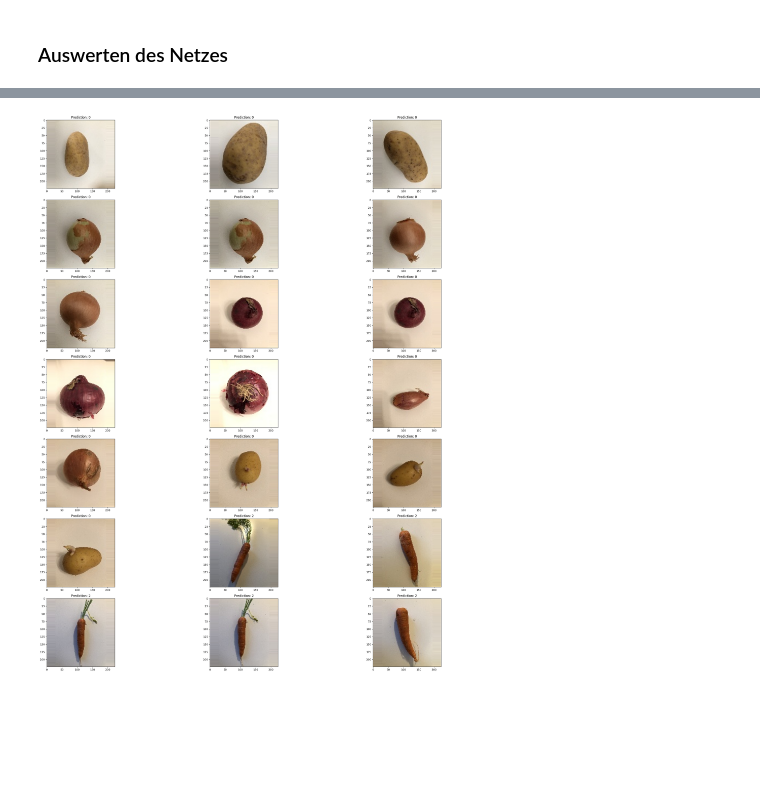
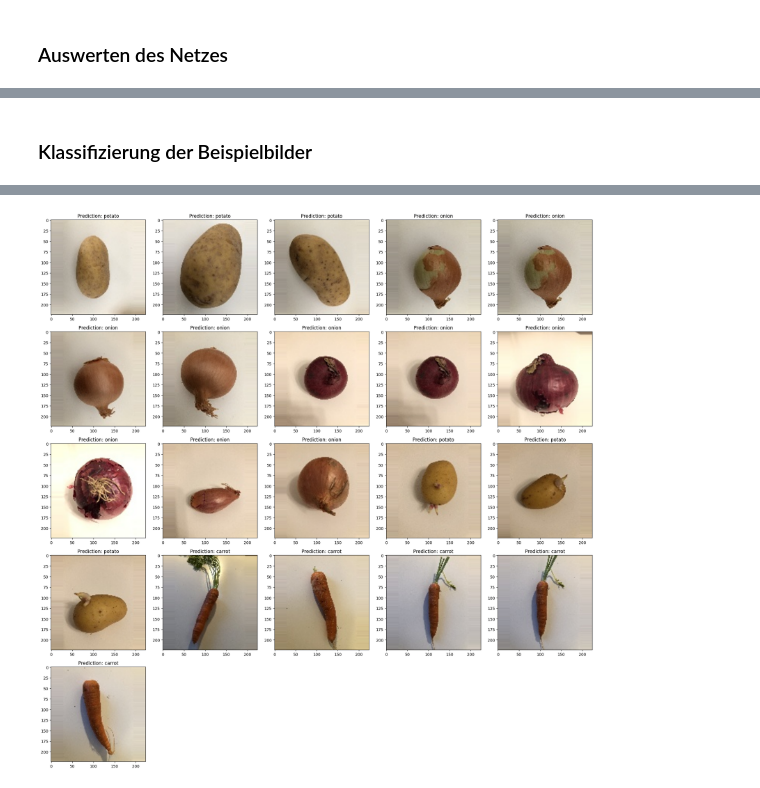
Before and after one commit to Hannes-Bornemann/KI_Gemuese, a Jupyter notebook: Hannes/CNN_transfer_learning.ipynb, the cells around one changed output, grey strips where cells are left out. Cells and saved outputs as stored; diff of their text form; code cells hidden in the pictures; blank space fills up the shorter version.

```diff
--- a/Hannes/CNN_transfer_learning.ipynb
+++ b/Hannes/CNN_transfer_learning.ipynb
@@ -267,19 +267,23 @@ plt.figure()
 <Figure size 640x480 with 0 Axes>
 # %%
 model.save('vegetable.h5')
+# %% [markdown]
+### Klassifizierung der Beispielbilder
 # %%
 import os
 from PIL import Image
 from tensorflow.keras.models import load_model
+
 # Pfad zum Ordner mit den Bildern
 folder_path = 'photos_reduced_burghart_mixed'
+#folder_path = 'photos_examples/Karotte'
 # Anzahl der Bilder pro Reihe
-images_per_row = 3
+images_per_row = 5
 # Größe der gesamten Abbildung anpassen
-plt.figure(figsize=(30, 30))  # Hier kannst du die Größe nach Bedarf anpassen
+plt.figure(figsize=(20, 20))
 
 # Laden des Modells mit den trainierten Gewichten
-model = load_model(r'vegetable.h5')
+model = load_model('vegetable.h5')
 
 # Iteriere durch alle Bilder im Ordner
 for i, filename in enumerate(os.listdir(folder_path), 1):
@@ -288,15 +292,19 @@ for i, filename in enumerate(os.listdir(folder_path), 1):
     # Bild laden und vorhersagen
     img = Image.open(image_path)
     img = img.resize((224, 224))
-    img_array = np.expand_dims(img, axis=0)
+
+    img_array = np.array(img) / 255.0
+    img_array = np.expand_dims(img_array, axis=0)
     prediction = model.predict(img_array)
+
+    predicted_class_name = list(test_generator_burghart.class_indices.keys())[prediction.argmax()]
 
     # Subplot erstellen
     plt.subplot((len(os.listdir(folder_path)) + images_per_row - 1) // images_per_row, images_per_row, i)
 
     # Vorhersagen visualisieren
     plt.imshow(img)
-    plt.title(f'Prediction: {prediction.argmax()}')
+    plt.title(f'Prediction: {predicted_class_name}')
 
 # Layout verbessern
 plt.tight_layout()
@@ -322 +330 @@ plt.show()
-[figure, old version]
+[figure, new version]
```
Also changed, not shown: parts of 7 cells of this notebook, 2 other files.
